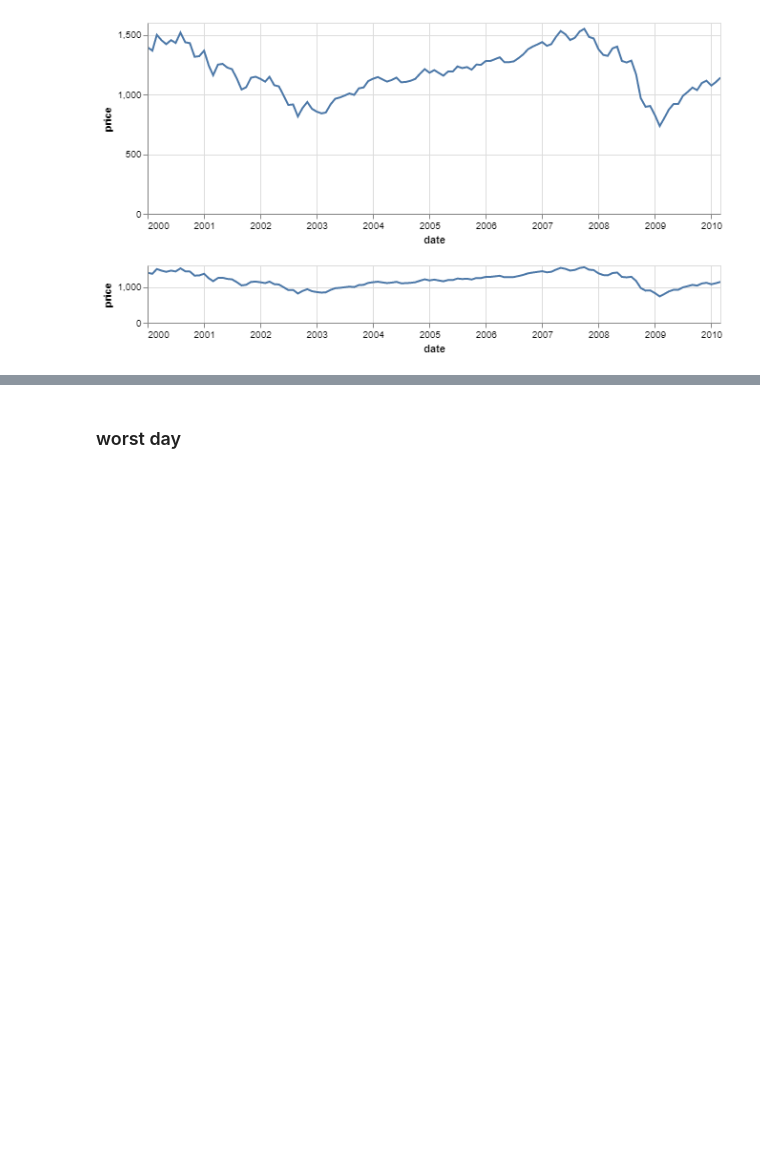
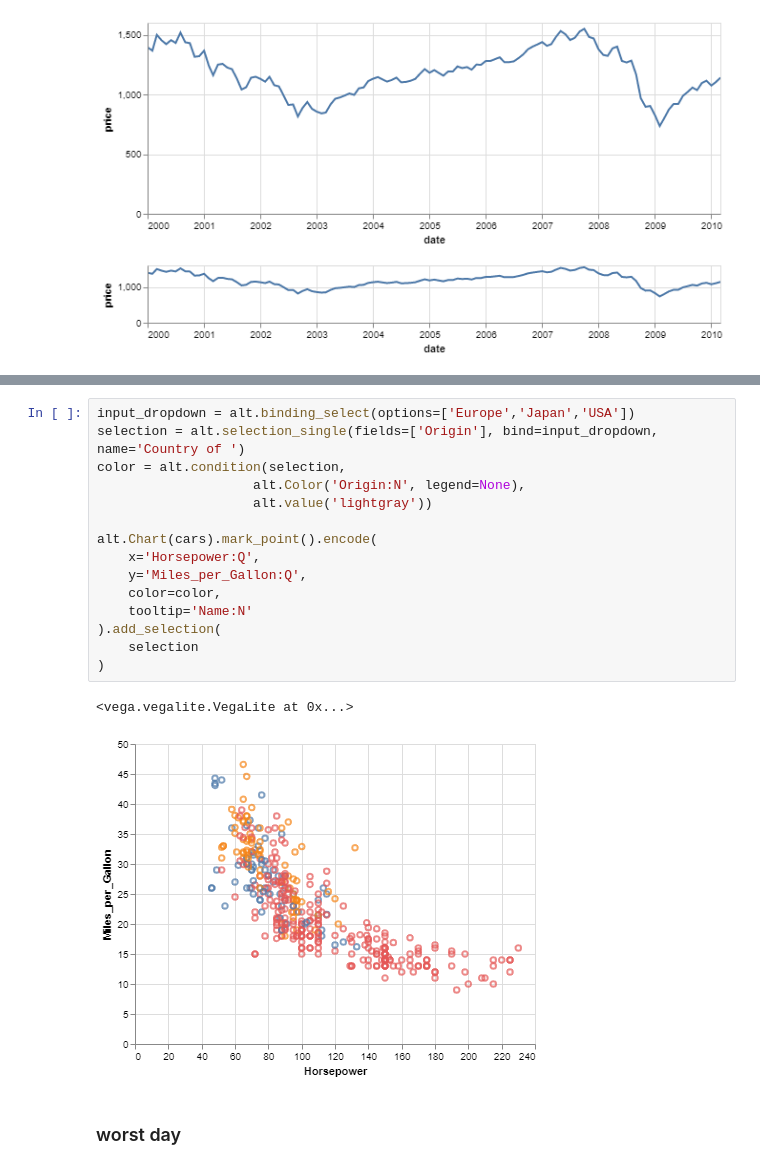
Before and after one commit to Marcelobbr/flood_traffic, a Jupyter notebook: notebooks/weather_exploratory_analysis.ipynb, the cells around one changed output, grey strips where cells are left out. Drawn from its saved outputs; the diff is of its cells as text; blank space fills up the shorter version.

```diff
--- a/notebooks/weather_exploratory_analysis.ipynb
+++ b/notebooks/weather_exploratory_analysis.ipynb
@@ -312,3 +357,21 @@ alt.vconcat(upper, lower)
+# %%
+input_dropdown = alt.binding_select(options=['Europe','Japan','USA'])
+selection = alt.selection_single(fields=['Origin'], bind=input_dropdown, name='Country of ')
+color = alt.condition(selection,
+                    alt.Color('Origin:N', legend=None),
+                    alt.value('lightgray'))
+
+alt.Chart(cars).mark_point().encode(
+    x='Horsepower:Q',
+    y='Miles_per_Gallon:Q',
+    color=color,
+    tooltip='Name:N'
+).add_selection(
+    selection
+)
+# %% [output]
+<vega.vegalite.VegaLite at 0x...>
+[figure, added]
 # %% [markdown]
 ### worst day
 # %%
```
Also changed, not shown: parts of 5 cells of this notebook, 1 other file.
